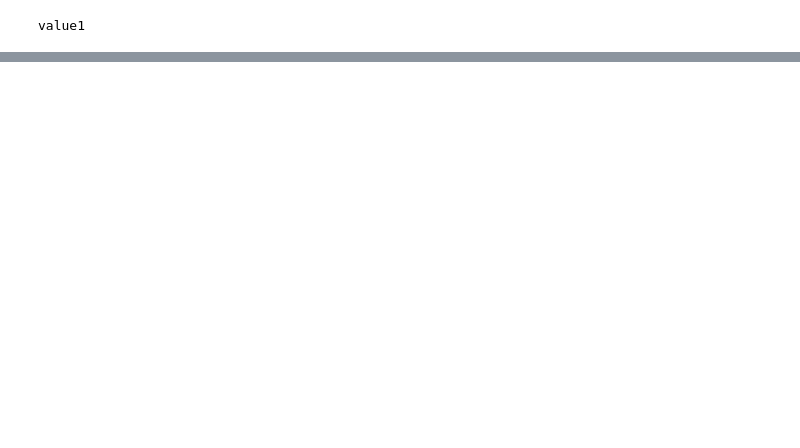
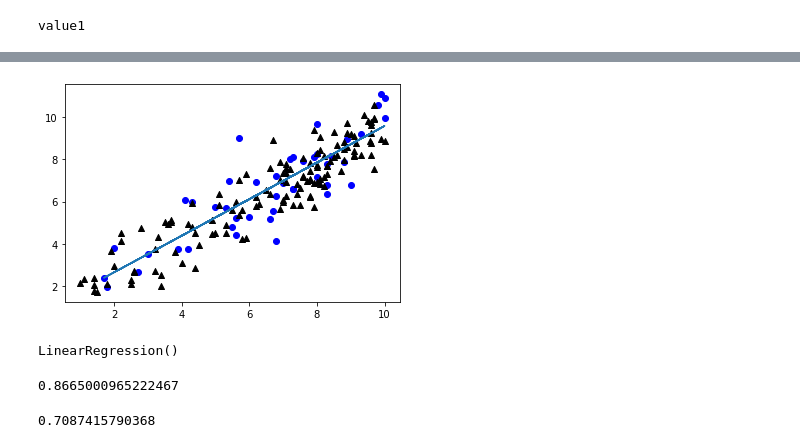
Before and after one commit to Tsedtopia/final_project, a Jupyter notebook: factors_cohesion/social_cohesion.ipynb, the cells around one changed output, grey strips where cells are left out. Saved outputs shown, nothing was run; the diff lists cells and outputs as text; code cells hidden in the pictures; blank space fills up the shorter version.

```diff
--- a/factors_cohesion/social_cohesion.ipynb
+++ b/factors_cohesion/social_cohesion.ipynb
@@ -193,0 +260,12 @@ r2_score(y_test, y_test_pred)
+# %%
+# Regression relationship with Cohesion data
+plt.scatter(y_test, y_test_pred, marker='o', c='blue')
+plt.scatter(y_train, y_train_pred, marker='^', c='black')
+m, b = np.polyfit(y_test, y_test_pred, 1)
+plt.plot(y_test, m*y_test + b)
+#a, b, c = np.polyfit(y_test, y_test_pred, 2)
+#plt.plot(y_test, a*y_test*y_test+b*y_test+c)
+# Show the boundary between the regions:
+plt.show()
+# %% [output]
+[figure, added]
@@ -193,0 +274,12 @@ r2_score(y_test, y_test_pred)
+# %%
+model.fit(X_train_scaled, y_train)
+# %% [output]
+LinearRegression()
+# %%
+model.score(X_train_scaled, y_train)
+# %% [output]
+0.8665000965222467
+# %%
+model.score(X_test_scaled, y_test)
+# %% [output]
+0.7087415790368
```
Also changed, not shown: parts of 23 cells of this notebook, 33 other files.
